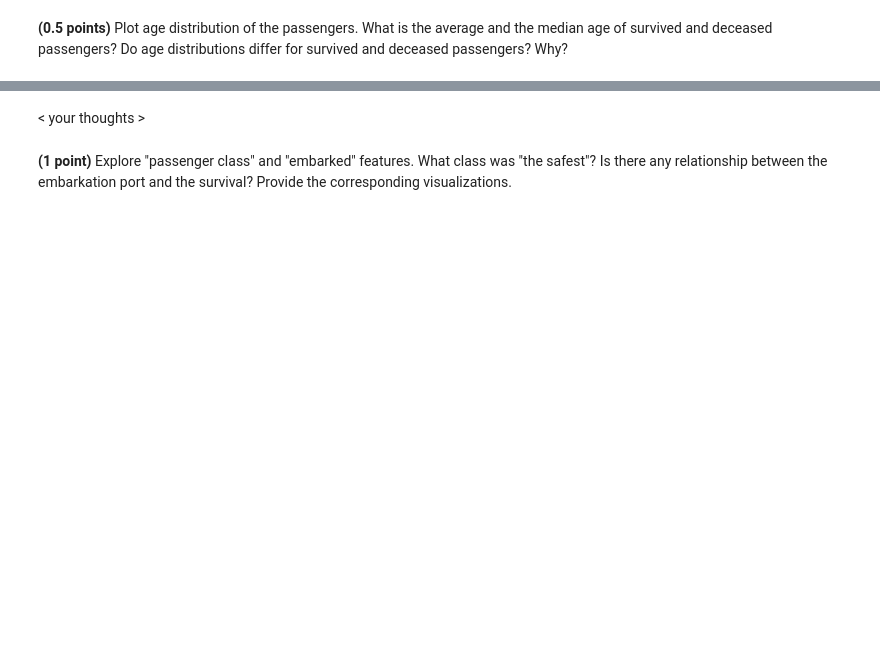
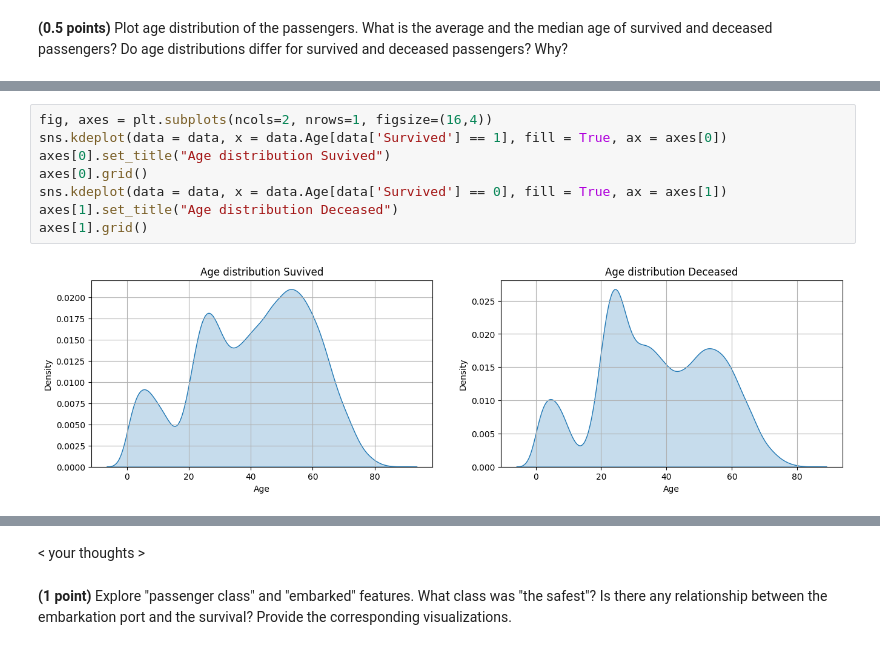
Before and after one commit to kri1mka/ml-intro, a Jupyter notebook: 5_classification_linear_knn/hw_classification.ipynb, the cells around one changed output, grey strips where cells are left out. Drawn from its saved outputs; the diff is of its cells as text; blank space fills up the shorter version.

```diff
--- a/5_classification_linear_knn/hw_classification.ipynb
+++ b/5_classification_linear_knn/hw_classification.ipynb
@@ -678,0 +737,10 @@ data.head()
+# %%
+fig, axes = plt.subplots(ncols=2, nrows=1, figsize=(16,4))
+sns.kdeplot(data = data, x = data.Age[data['Survived'] == 1], fill = True, ax = axes[0])
+axes[0].set_title("Age distribution Suvived")
+axes[0].grid()
+sns.kdeplot(data = data, x = data.Age[data['Survived'] == 0], fill = True, ax = axes[1])
+axes[1].set_title("Age distribution Deceased")
+axes[1].grid()
+# %% [output]
+[figure, added]
```
Also changed, not shown: parts of 49 cells of this notebook, 1 other file.
